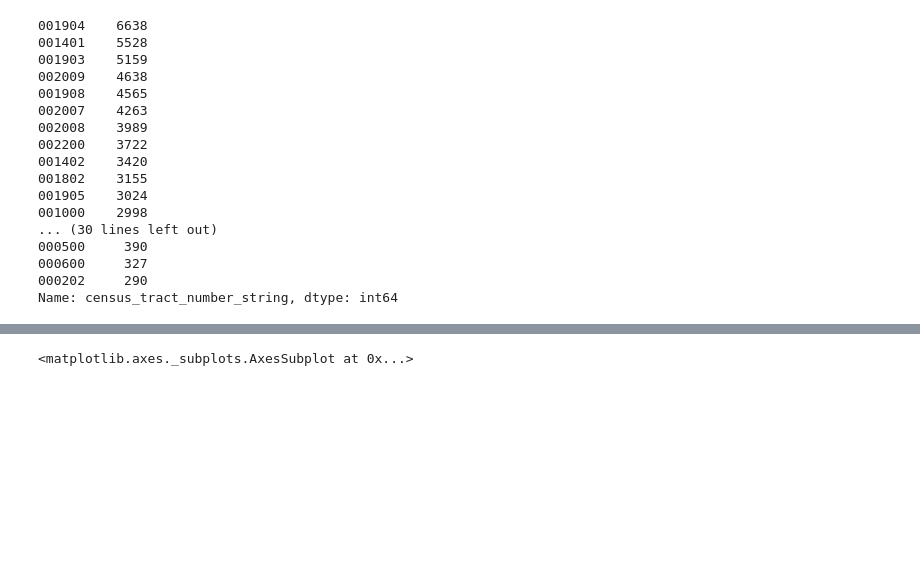
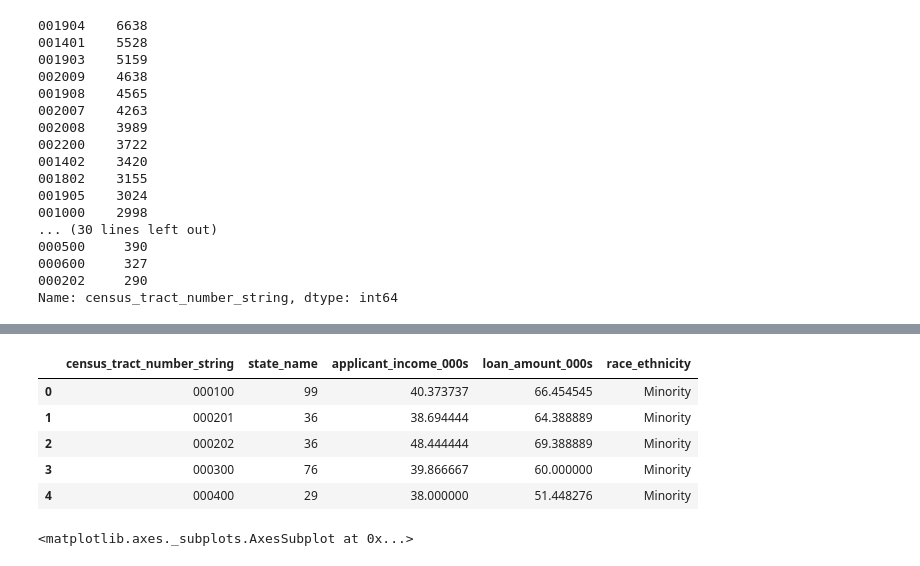
Before and after one commit to thetylerloop/tyler-home-loans, a Jupyter notebook: Home Loans (HMDA) Analysis.ipynb, the cells around one changed output, grey strips where cells are left out. Cells and saved outputs as stored; diff of their text form; code cells hidden in the pictures; blank space fills up the shorter version.

```diff
--- a/Home Loans (HMDA) Analysis.ipynb
+++ b/Home Loans (HMDA) Analysis.ipynb
@@ -77,29 +166,30 @@ filtered_hmda = filtered_hmda[
 # %%
 # Summarize by tract
 tract_hmda = filtered_hmda[filtered_hmda['as_of_year'] >= 2010]
 
 def majority(group_column):
     counts = group_column.value_counts(normalize=True)
 
     if counts['White'] > 0.5:
         return 'White'
 
     return 'Minority'
 
 tract_hmda = tract_hmda.groupby('census_tract_number_string', as_index=False).agg({
     'state_name': 'count',
     'applicant_income_000s': 'mean',
     'loan_amount_000s': 'mean',
     'race_ethnicity': majority
 })
 
-tract_hmda = tract_hmda.rename(index=str, columns={
-    'census_tract_number_string': 'TRACTCE',
-    'state_name': 'applicant_count',
-    'applicant_income_000s': 'avg_applicant_income_000s',
-    'loan_amount_000s': 'avg_loan_amount_000s',
-    'race_ethnicity': 'majority'
-})
+tract_hmda.head()
+# %% [output]
+|  | census_tract_number_string | state_name | applicant_income_000s | loan_amount_000s | race_ethnicity |
+| 0 | 000100 | 99 | 40.373737 | 66.454545 | Minority |
+| 1 | 000201 | 36 | 38.694444 | 64.388889 | Minority |
+| 2 | 000202 | 36 | 48.444444 | 69.388889 | Minority |
+| 3 | 000300 | 76 | 39.866667 | 60.000000 | Minority |
+| 4 | 000400 | 29 | 38.000000 | 51.448276 | Minority |
 # %%
 # Load census tracts
 tract_geos = geopandas.read_file('data/tl_2017_48_tract')
```
Also changed, not shown: parts of 5 cells of this notebook.
